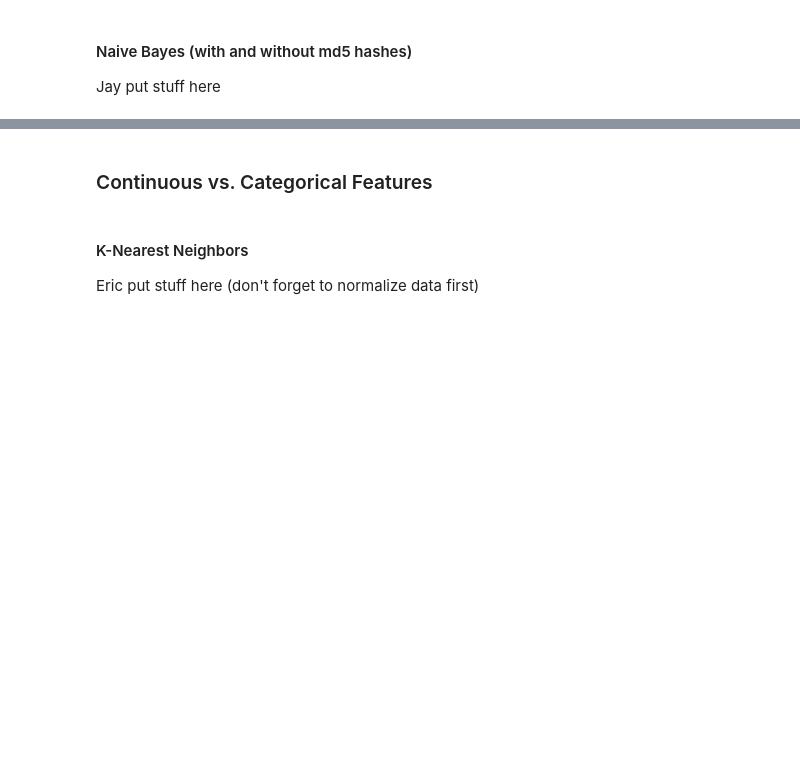
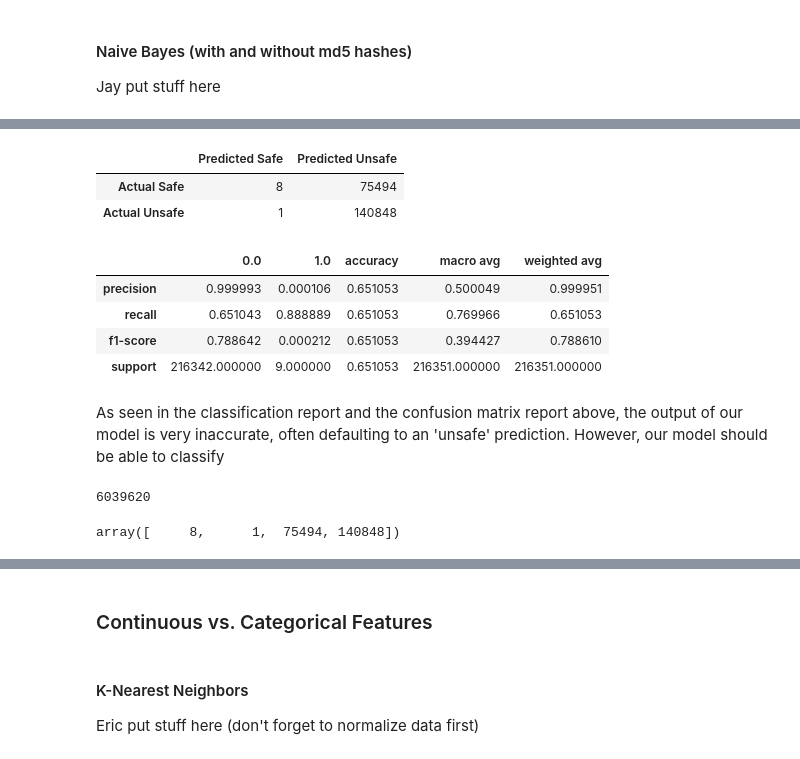
Before and after one commit to ayaabdelgawad/categorize-viruses, a Jupyter notebook: mal-classifier.ipynb, the cells around one changed output, grey strips where cells are left out. Cells and saved outputs as stored; diff of their text form; code cells hidden in the pictures; blank space fills up the shorter version.

Commit message:
updated naive bayes

```diff
--- a/mal-classifier.ipynb
+++ b/mal-classifier.ipynb
@@ -363,0 +421,9 @@ Jay put stuff here
+# %%
+def print_confusion_matrix(TP, FP, FN, TN):
+    table_data = [[TP,FN],[FP,TN]]
+    df = pd.DataFrame(table_data, columns =['Predicted Safe','Predicted Unsafe'])
+    df = df.rename(index={0: 'Actual Safe', 1: 'Actual Unsafe'})
+    display(df)
+# %%
+def split_feats_labels (data, class_label='legitimate'):
+    return data.drop (columns=[class_label]), data[class_label]
@@ -363,0 +433,54 @@ Jay put stuff here
+# %%
+from sklearn.metrics import classification_report, confusion_matrix
+from sklearn.naive_bayes import GaussianNB
+import time
+
+def naive_bayes_cv (data, model, k=5, output_confusion=False):
+    fold_len = len (data) // k
+    preds = np.array([])
+    labels = np.array([])
+
+    conf_matrix = np.array ([0, 0, 0, 0])
+
+    for fold in range (k):
+        train_set, test_set = make_fold (data, fold, fold_len, k)
+        model.fit (*split_feats_labels (train_set))
+
+        test_feats, test_labels = split_feats_labels(test_set)
+        pred = model.predict (test_feats)
+        preds = np.append (preds, pred)
+        labels = np.append (labels, test_labels)
+
+        conf_matrix += confusion_matrix (pred, test_labels, labels=[1, 0]).ravel ()
+
+    if output_confusion:
+        return conf_matrix
+    return preds, labels
+# %%
+preds, labels = naive_bayes_cv (continuous_data, GaussianNB ())
+
+conf_matrix = confusion_matrix (preds, labels, labels=[1, 0]).ravel ()
+
+print_confusion_matrix (*conf_matrix)
+display (pd.DataFrame.from_dict(classification_report (preds, labels, output_dict=True)))
+# %% [output]
+|  | Predicted Safe | Predicted Unsafe |
+| Actual Safe | 8 | 75494 |
+| Actual Unsafe | 1 | 140848 |
+|  | 0.0 | 1.0 | accuracy | macro avg | weighted avg |
+| precision | 0.999993 | 0.000106 | 0.651053 | 0.500049 | 0.999951 |
+| recall | 0.651043 | 0.888889 | 0.651053 | 0.769966 | 0.651053 |
+| f1-score | 0.788642 | 0.000212 | 0.651053 | 0.394427 | 0.788610 |
+| support | 216342.000000 | 9.000000 | 0.651053 | 216351.000000 | 216351.000000 |
+# %% [markdown]
+As seen in the classification report and the confusion matrix report above, the output of our model is very inaccurate, often defaulting to an 'unsafe' prediction. However, our model should be able to classify
+# %%
+COST_MATRIX = [0, 100, 80, 0]
+
+print (calc_cost (COST_MATRIX, conf_matrix))
+# %% [output]
+6039620
+# %%
+naive_bayes_cv (continuous_data, GaussianNB (), output_confusion=True)
+# %% [output]
+array([     8,      1,  75494, 140848])
```
Also changed, not shown: parts of 11 cells of this notebook.
